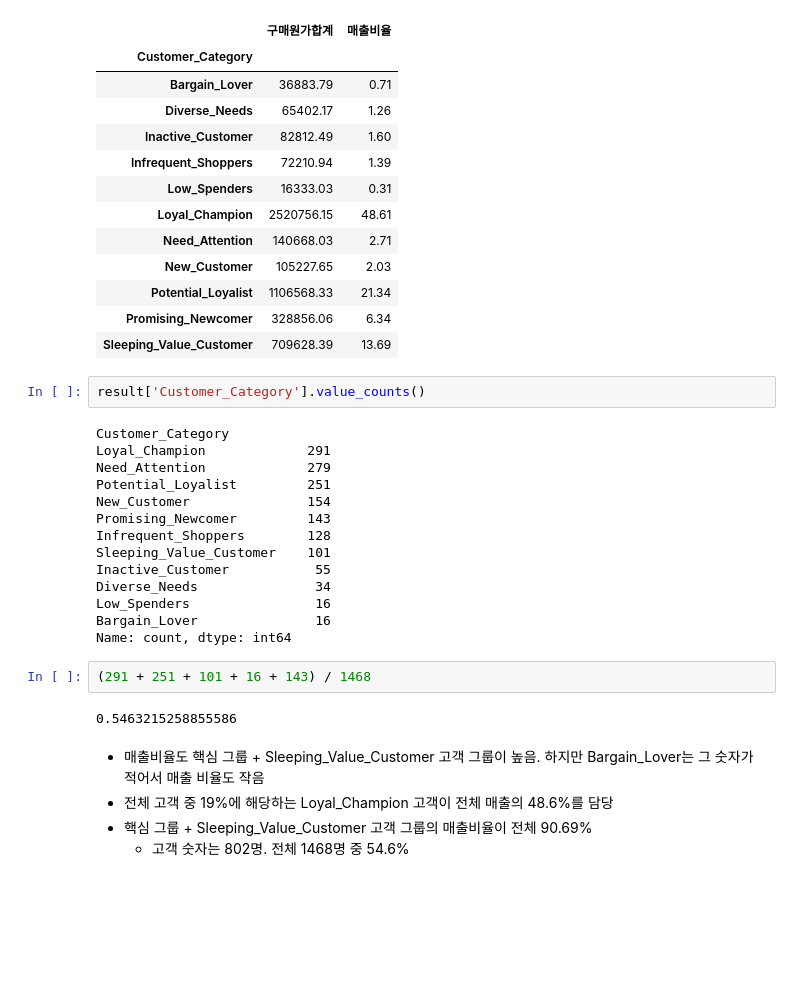
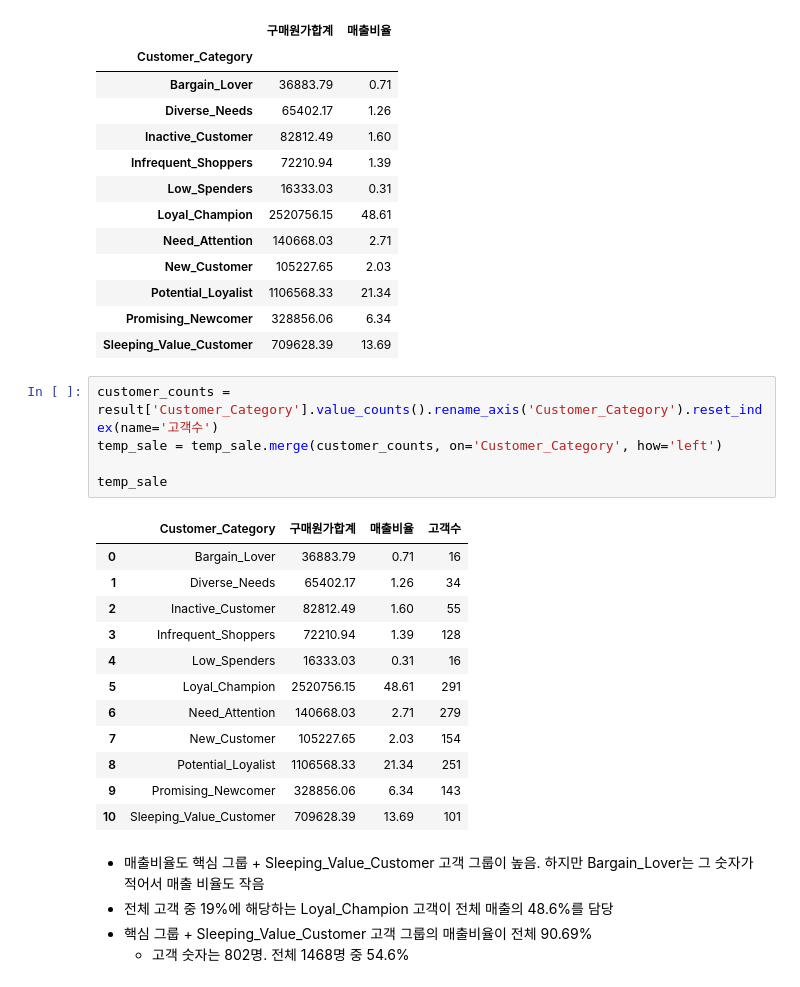
Before and after one commit to buzziru/ML_COMMERCE, a Jupyter notebook: eda/02_RFM Analysis_CIG.ipynb, the cells around one changed output. Drawn from its saved outputs; the diff is of its cells as text; blank space fills up the shorter version.

Commit message:
RFM Seg. customer count

```diff
--- a/eda/02_RFM Analysis_CIG.ipynb
+++ b/eda/02_RFM Analysis_CIG.ipynb
@@ -1233,26 +1233,24 @@ temp_sale
 | Potential_Loyalist | 1106568.33 | 21.34 |
 | Promising_Newcomer | 328856.06 | 6.34 |
 | Sleeping_Value_Customer | 709628.39 | 13.69 |
-# %%
-result['Customer_Category'].value_counts()
-# %% [output]
-Customer_Category
-Loyal_Champion             291
-Need_Attention             279
-Potential_Loyalist         251
-New_Customer               154
-Promising_Newcomer         143
-Infrequent_Shoppers        128
-Sleeping_Value_Customer    101
-Inactive_Customer           55
-Diverse_Needs               34
-Low_Spenders                16
-Bargain_Lover               16
-Name: count, dtype: int64
-# %%
-(291 + 251 + 101 + 16 + 143) / 1468
-# %% [output]
-0.5463215258855586
+# %%
+customer_counts = result['Customer_Category'].value_counts().rename_axis('Customer_Category').reset_index(name='고객수')
+temp_sale = temp_sale.merge(customer_counts, on='Customer_Category', how='left')
+
+temp_sale
+# %% [output]
+|  | Customer_Category | 구매원가합계 | 매출비율 | 고객수 |
+| 0 | Bargain_Lover | 36883.79 | 0.71 | 16 |
+| 1 | Diverse_Needs | 65402.17 | 1.26 | 34 |
+| 2 | Inactive_Customer | 82812.49 | 1.60 | 55 |
+| 3 | Infrequent_Shoppers | 72210.94 | 1.39 | 128 |
+| 4 | Low_Spenders | 16333.03 | 0.31 | 16 |
+| 5 | Loyal_Champion | 2520756.15 | 48.61 | 291 |
+| 6 | Need_Attention | 140668.03 | 2.71 | 279 |
+| 7 | New_Customer | 105227.65 | 2.03 | 154 |
+| 8 | Potential_Loyalist | 1106568.33 | 21.34 | 251 |
+| 9 | Promising_Newcomer | 328856.06 | 6.34 | 143 |
+| 10 | Sleeping_Value_Customer | 709628.39 | 13.69 | 101 |
 # %% [markdown]
 - 매출비율도 핵심 그룹 + Sleeping_Value_Customer 고객 그룹이 높음. 하지만 Bargain_Lover는 그 숫자가 적어서 매출 비율도 작음
 - 전체 고객 중 19%에 해당하는 Loyal_Champion 고객이 전체 매출의 48.6%를 담당
```
Also changed, not shown: parts of 5 cells of this notebook, 1 other file.
